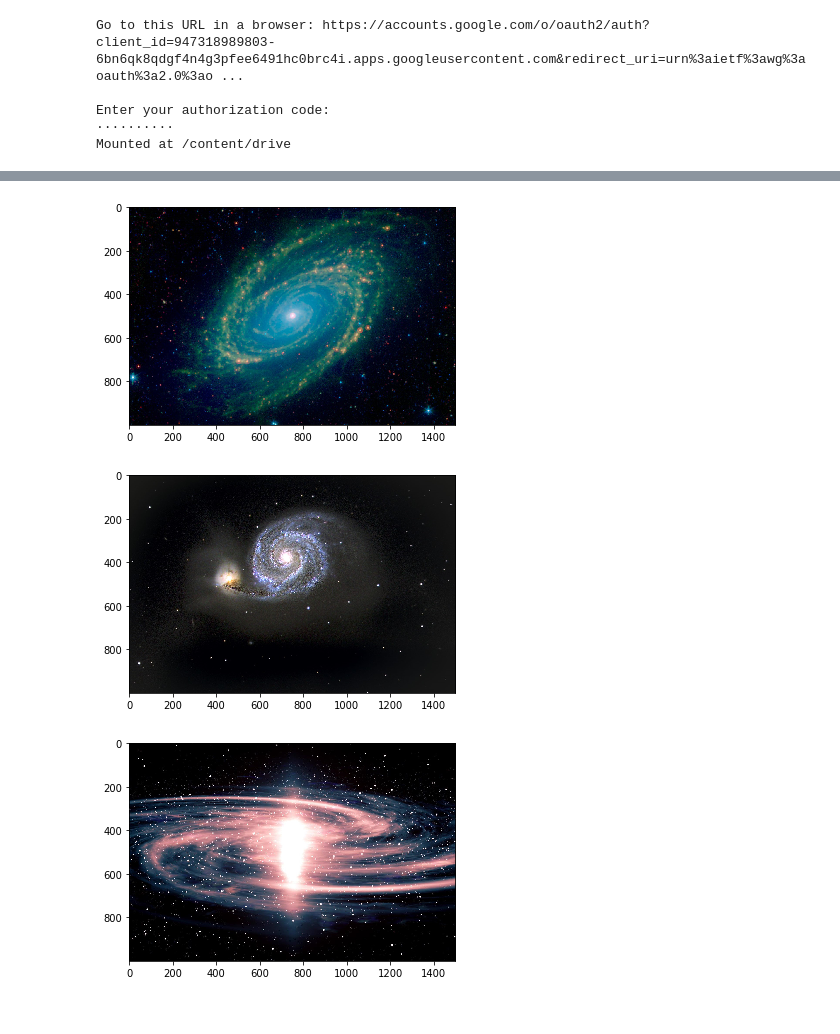
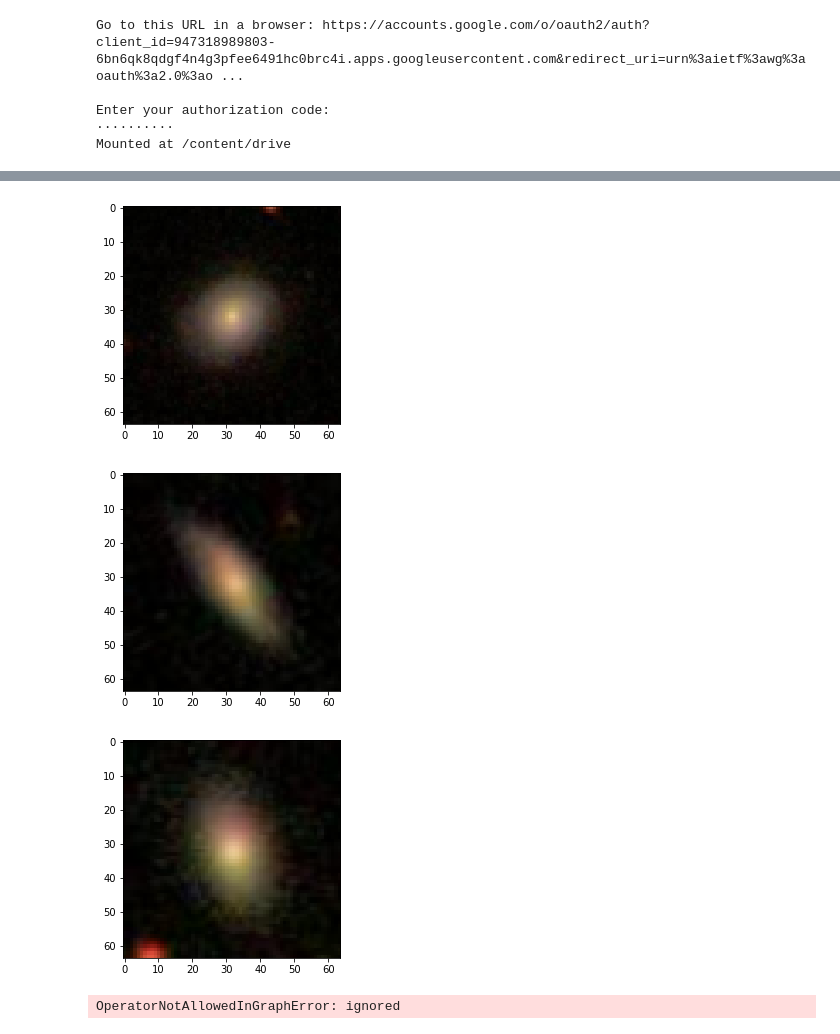
Before and after one commit to alirezash97/Galaxy-Classification, a Jupyter notebook: Galaxy.ipynb, the cells around one changed output, grey strips where cells are left out. Drawn from its saved outputs; the diff is of its cells as text; code cells hidden in the pictures.

```diff
--- a/Galaxy.ipynb
+++ b/Galaxy.ipynb
@@ -6,0 +18,9 @@ Requirement already satisfied: pillow in /usr/local/lib/python3.6/dist-packages
+# %%
+import netCDF4
+f = netCDF4.Dataset('/content/galaxy_train.nc')
+images = f.variables['image_train']
+labels = f.variables['label_train']
+for i in range(5):
+  print(labels[i+1000][:])
+  plt.imshow(images[i+1000])
+  plt.show()
@@ -33,17 +106,37 @@ print(trainset_fnames)
 # %%
-trainset_images = [os.path.join(trainset_dir, fname)
-                for fname in trainset_fnames[:]]
+trainset_images = images[:3]
 
 x = []
-for img_path in trainset_images:
+for img in trainset_images:
 
-  img = mpimg.imread(img_path)
   x.append(img)
   plt.imshow(img)
   plt.show()
 m = len(x)
 # %% [output]
-[figure, old version]
+[figure, new version]
-[figure, old version]
+[figure, new version]
-[figure, old version]
+[figure, new version]
+# %%
+for img_input in x:
+  img_input = layers.Input(shape=(1000, 1500, 3))
+
+  x = layers.Conv2D(16, 3, activation='relu')(img_input)
+  x = layers.MaxPooling2D(2)(x)
+
+  x = layers.Conv2D(32, 3, activation='relu')(x)
+  x = layers.MaxPooling2D(2)(x)
+
+  x = layers.Conv2D(64, 3, activation='relu')(x)
+  x = layers.MaxPooling2D(2)(x)
+
+  x = layers.Flatten()(x)
+  x = layers.Dense(512, activation='relu')(x)
+  output = layers.Dense(1, activation='sigmoid')(x)
+  model = Model(img_input, output)
+  plt.imshow(img_input)
+  plt.show()
+model.summary()
+# %% [output]
+OperatorNotAllowedInGraphError: ignored
 # %%
```
Also changed, not shown: parts of 9 cells of this notebook.
